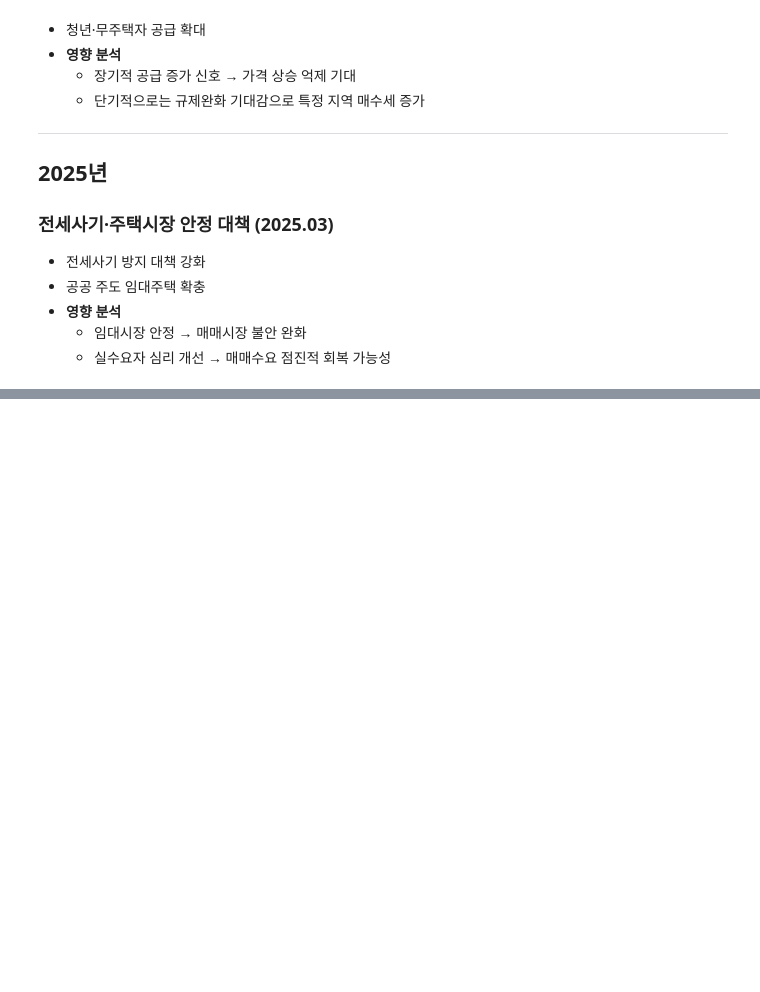
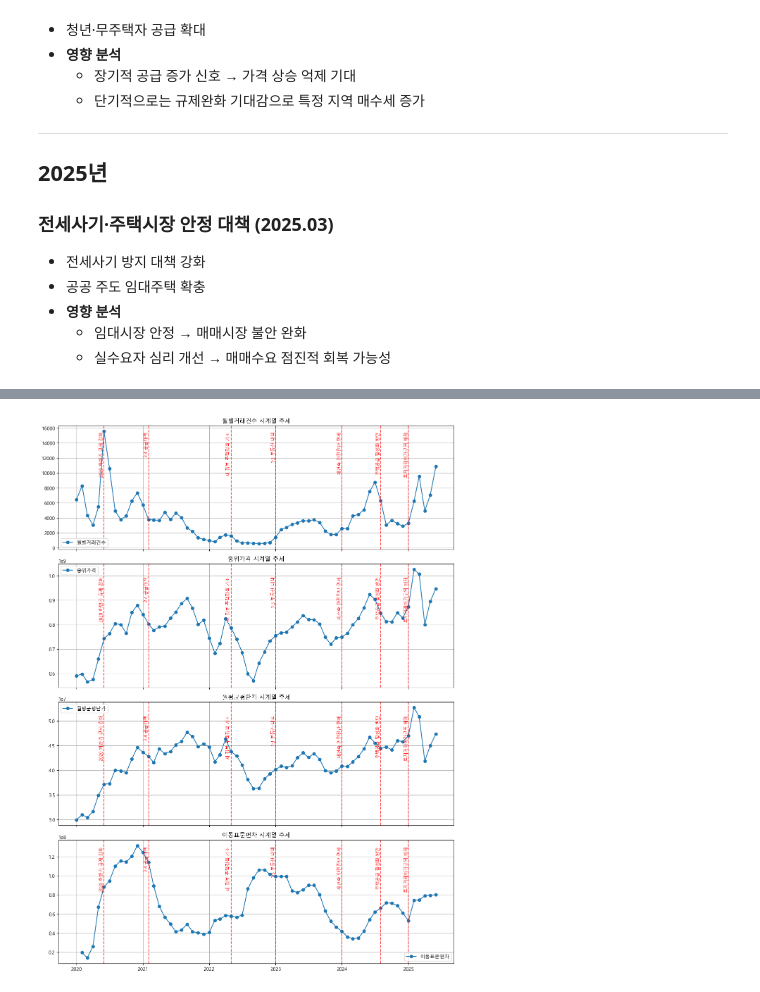
Before and after one commit to krystallinekim/pjt-DataAnalysis-Korean_Real_Estate, a Jupyter notebook: 04-2_event_story.ipynb, the cells around one changed output, grey strips where cells are left out. Cells and saved outputs as stored; diff of their text form; code cells hidden in the pictures; blank space fills up the shorter version.

```diff
--- a/04-2_event_story.ipynb
+++ b/04-2_event_story.ipynb
@@ -239,0 +293,29 @@ plt.show()
+# %%
+# 비교할 지표
+metrics = ['월별거래건수', '중위가격', '월평균평단가', '이동표준편차']
+
+# 시계열 데이터로 변환
+for ev in events:
+    ev['월'] = pd.to_datetime(ev['월'], format='%Y-%m')
+monthly_stats['계약월'] = pd.to_datetime(monthly_stats['계약월'], format='%Y-%m')
+
+fig, axes = plt.subplots(len(metrics), 1, figsize=(12, 16), sharex=True)
+
+for i, var in enumerate(metrics):
+    axes[i].plot(monthly_stats['계약월'], monthly_stats[var], marker='o', label=var)
+
+    # 이벤트 시점 표시
+    for ev in events:
+        axes[i].axvline(pd.to_datetime(ev['월']), color='red', linestyle='--', alpha=0.7)
+        axes[i].text(pd.to_datetime(ev['월']),
+                     axes[i].get_ylim()[1]*0.95,  # y축 상단 근처
+                     ev['정책명'], rotation=90, va='top', ha='right', fontsize=9, color='red')
+
+    axes[i].set_title(f"{var} 시계열 추세")
+    axes[i].grid(True)
+    axes[i].legend()
+
+plt.tight_layout()
+plt.show()
+# %% [output]
+[figure, added]
```
Also changed, not shown: parts of 7 cells of this notebook.
